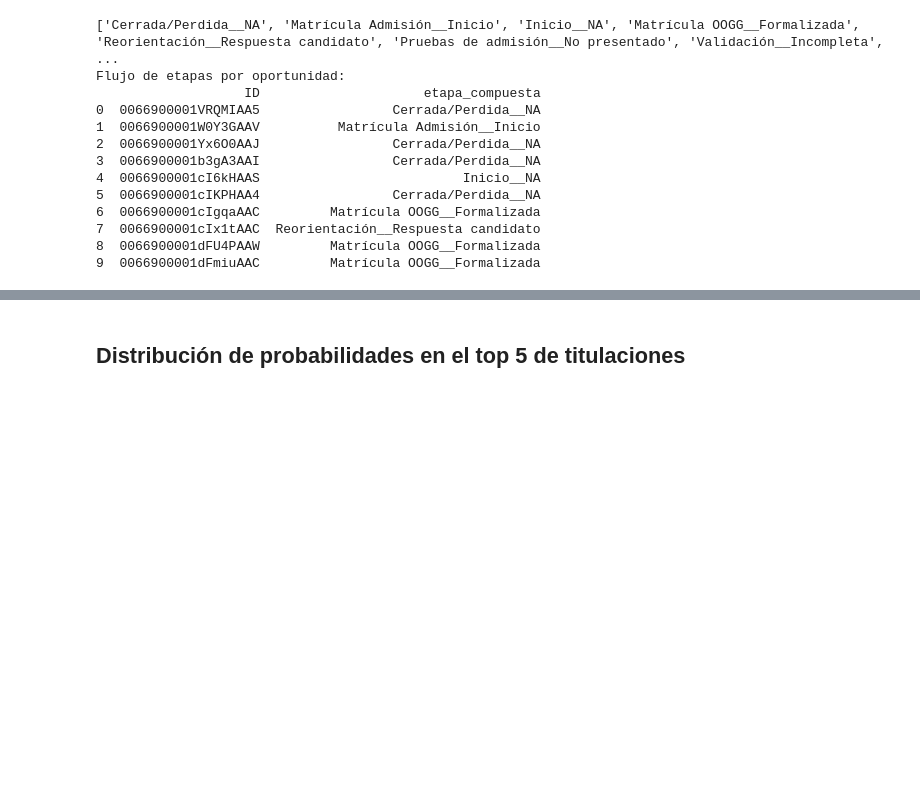
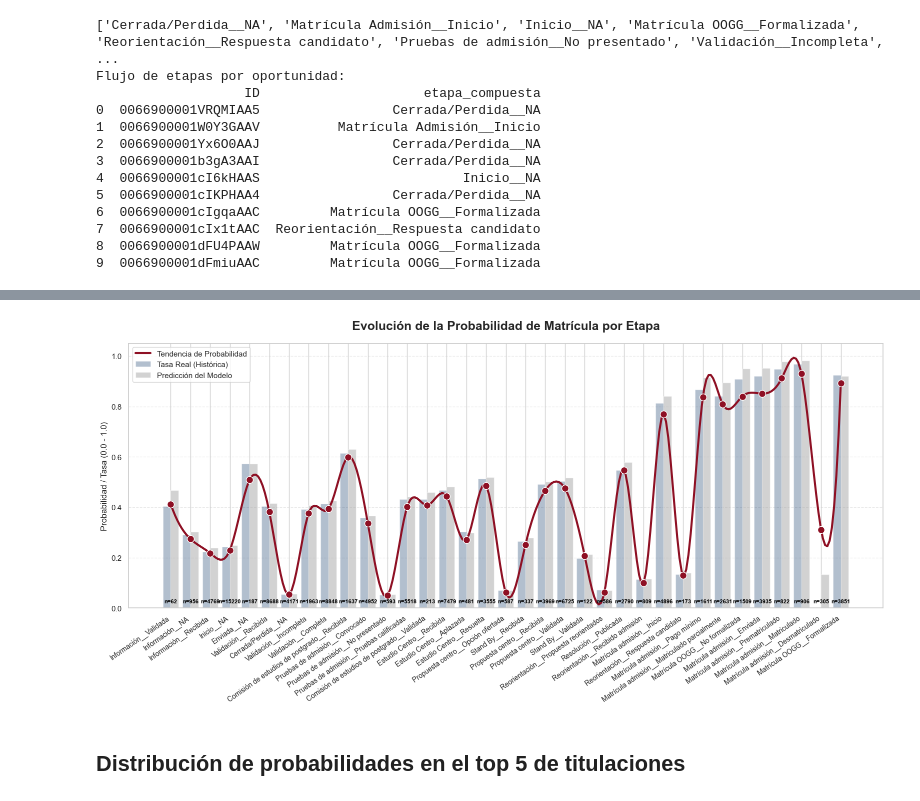
Before and after one commit to MiguelHernandezCorral/UNAV, a Jupyter notebook: notebooks/04_Analisis_Modelado_Juan.ipynb, the cells around one changed output, grey strips where cells are left out. Drawn from its saved outputs; the diff is of its cells as text; code cells hidden in the pictures; blank space fills up the shorter version.

```diff
--- a/notebooks/04_Analisis_Modelado_Juan.ipynb
+++ b/notebooks/04_Analisis_Modelado_Juan.ipynb
@@ -504,3 +540,54 @@ print(df_stats[['etapa_compuesta', 'target', 'prediction_label', 'prob_matricula
+# %%
+import pandas as pd
+import numpy as np
+import matplotlib.pyplot as plt
+from scipy.interpolate import make_interp_spline
+
+# --- PREPARACIÓN DE DATOS (Basado en tu lógica) ---
+# Ordenar por el flujo lógico
+df_stats = df_stats.sort_values('etapa_ordinal_num').dropna(subset=['etapa_ordinal_num'])
+
+if not df_stats.empty:
+    plt.figure(figsize=(16, 8))
+    x_labels = df_stats['etapa_compuesta'].tolist()
+    indices = np.arange(len(x_labels))
+
+    # 1. BARRAS: Tasa Real vs Predicha
+    plt.bar(indices - 0.2, df_stats['tasa_real'], width=0.4,
+            label='Tasa Real (Histórica)', color='#002C5F', alpha=0.3) # Azul UNAV suave
+    plt.bar(indices + 0.2, df_stats['prediction_label'], width=0.4,
+            label='Predicción del Modelo', color='#A6A6A6', alpha=0.5) # Gris neutro
+
+    # 2. CURVA SUAVIZADA (Spline Interpolation)
+    # Generamos más puntos para que la curva sea fluida
+    x_new = np.linspace(indices.min(), indices.max(), 300)
+    y_prob = df_stats['prob_matricula_real'].values
+
+    spl = make_interp_spline(indices, y_prob, k=3) # k=3 para suavizado cúbico
+    y_smooth = spl(x_new)
+
+    # 3. DIBUJAR CURVA Y PUNTOS REALES
+    plt.plot(x_new, y_smooth, color='#8E1024', linewidth=3, label='Tendencia de Probabilidad') # Granate UNAV
+    plt.scatter(indices, y_prob, color='#8E1024', s=100, zorder=5, edgecolors='white') # Puntos sobre la curva
+
+    # Estética de la Slide
+    plt.xticks(indices, x_labels, rotation=35, ha='right', fontsize=10)
+    plt.title('Evolución de la Probabilidad de Matrícula por Etapa', fontsize=18, fontweight='bold', pad=20)
+    plt.ylabel('Probabilidad / Tasa (0.0 - 1.0)', fontsize=12)
+    plt.ylim(0, 1.05)
+    plt.grid(axis='y', linestyle='--', alpha=0.4)
+
+    # Añadir etiquetas de N (Casos) sobre las barras para dar contexto técnico
+    for i, val in enumerate(df_stats['num_casos']):
+        plt.text(i, 0.02, f'n={val}', ha='center', fontsize=8, color='black', fontweight='bold')
+
+    plt.legend(frameon=True, facecolor='white', fontsize=11)
+    plt.tight_layout()
+    plt.show()
+else:
+    print("No hay datos suficientes para visualizar.")
+# %% [output]
+[figure, added]
 # %% [markdown]
 ## Distribución de probabilidades en el top 5 de titulaciones
 # %%
```
Also changed, not shown: parts of 8 cells of this notebook, 5 other files.
